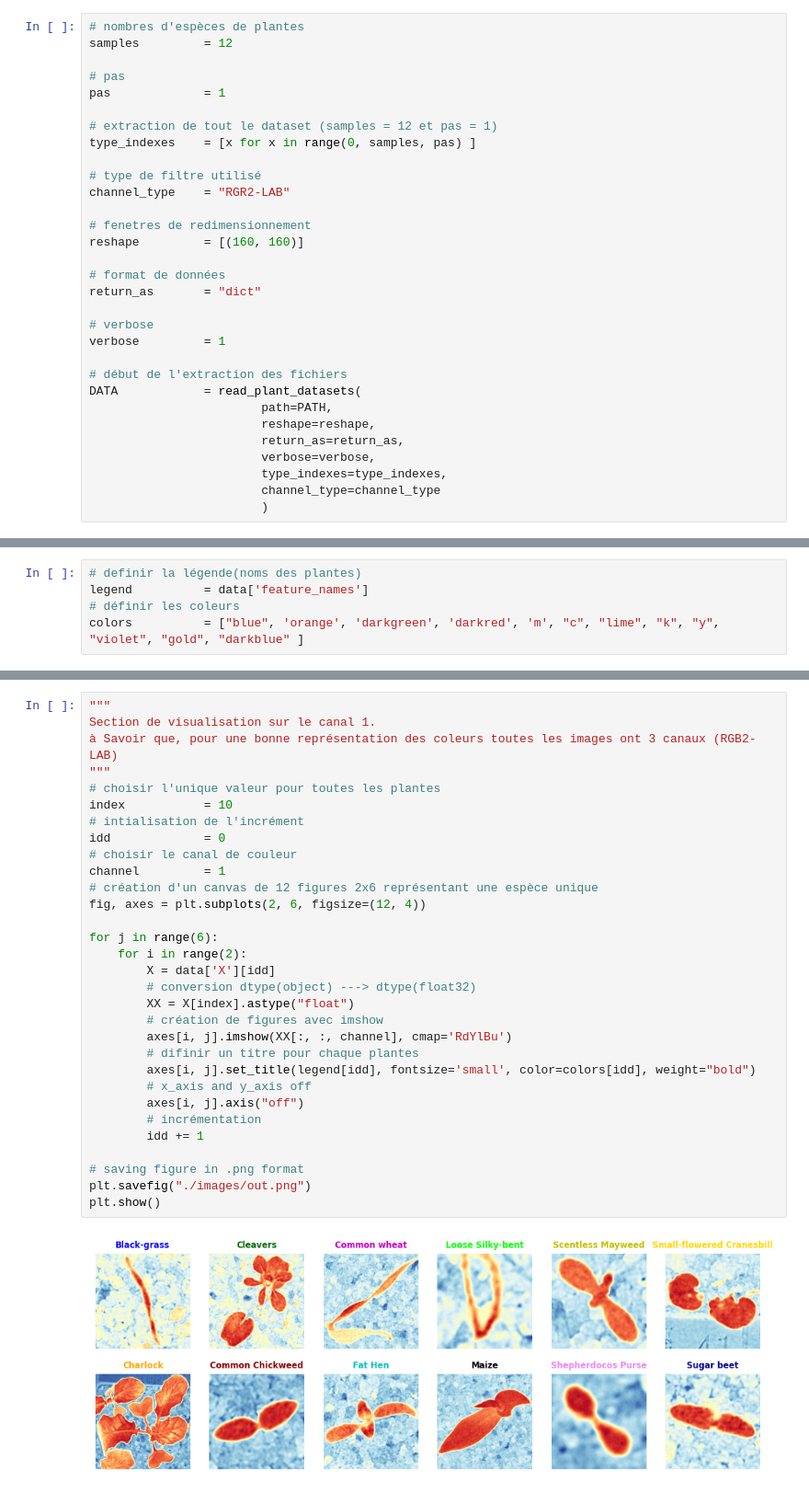
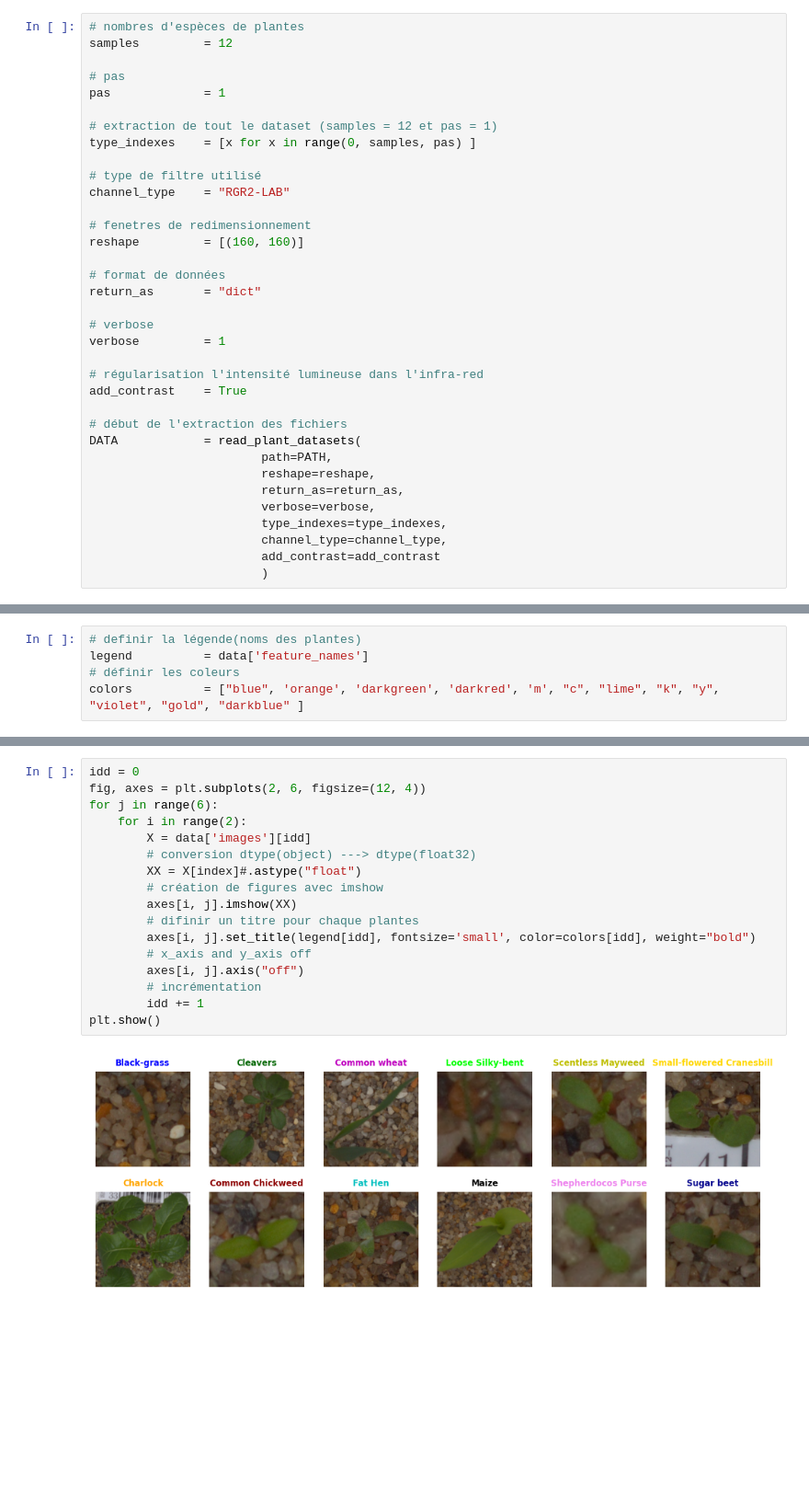
Before and after one commit to Haszb/Plant_Seedlings_ds_Project, a Jupyter notebook: main.ipynb, the cells around one changed output, grey strips where cells are left out. Shown at 92% size. Cells and saved outputs as stored; diff of their text form; blank space fills up the shorter version.

```diff
--- a/main.ipynb
+++ b/main.ipynb
@@ -46,6 +54,9 @@ return_as       = "dict"
 # verbose
 verbose         = 1
 
+# régularisation l'intensité lumineuse dans l'infra-red
+add_contrast    = True
+
 # début de l'extraction des fichiers
 DATA            = read_plant_datasets(
                         path=PATH,
@@ -53,7 +64,8 @@ DATA            = read_plant_datasets(
                         return_as=return_as,
                         verbose=verbose,
                         type_indexes=type_indexes,
-                        channel_type=channel_type
+                        channel_type=channel_type,
+                        add_contrast=add_contrast
                         )
 # %%
 # selection du type de dimension
@@ -68,33 +93,19 @@ colors          = ["blue", 'orange', 'darkgreen', 'darkred', 'm', "c", "lime", "
 # %%
-"""
-Section de visualisation sur le canal 1.
-à Savoir que, pour une bonne représentation des coleurs toutes les images ont 3 canaux (RGB2-LAB)
-"""
-# choisir l'unique valeur pour toutes les plantes
-index           = 10
-# intialisation de l'incrément
-idd             = 0
-# choisir le canal de couleur
-channel         = 1
-# création d'un canvas de 12 figures 2x6 représentant une espèce unique
+idd = 0
 fig, axes = plt.subplots(2, 6, figsize=(12, 4))
-
 for j in range(6):
     for i in range(2):
-        X = data['X'][idd]
+        X = data['images'][idd]
         # conversion dtype(object) ---> dtype(float32)
-        XX = X[index].astype("float")
+        XX = X[index]#.astype("float")
         # création de figures avec imshow
-        axes[i, j].imshow(XX[:, :, channel], cmap='RdYlBu')
+        axes[i, j].imshow(XX)
         # difinir un titre pour chaque plantes
         axes[i, j].set_title(legend[idd], fontsize='small', color=colors[idd], weight="bold")
         # x_axis and y_axis off
         axes[i, j].axis("off")
         # incrémentation
         idd += 1
-
-# saving figure in .png format
-plt.savefig("./images/out.png")
 plt.show()
 # %% [output]
-[figure, old version]
+[figure, new version]
```
Also changed, not shown: parts of 9 cells of this notebook, 6 other files.
